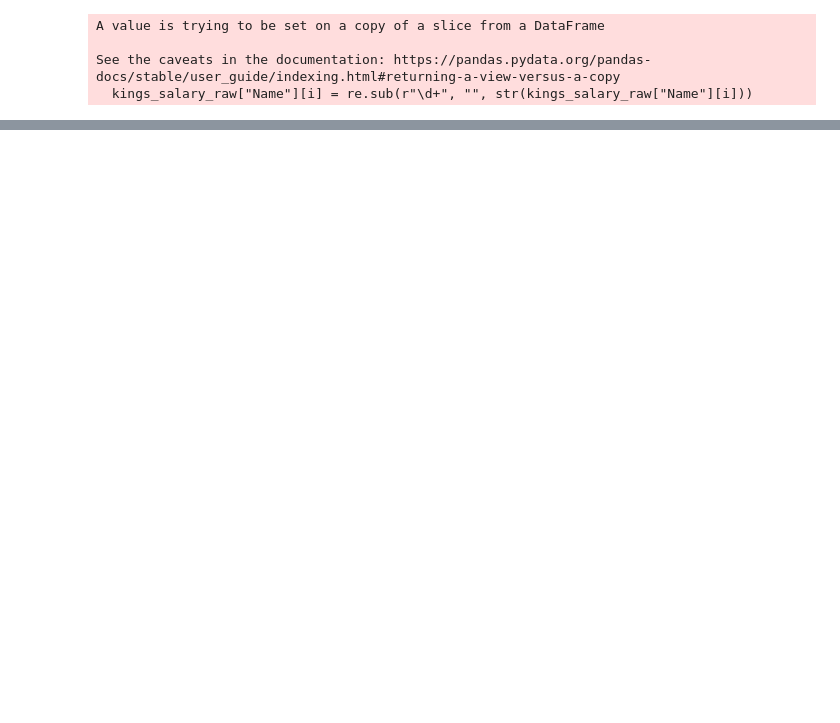
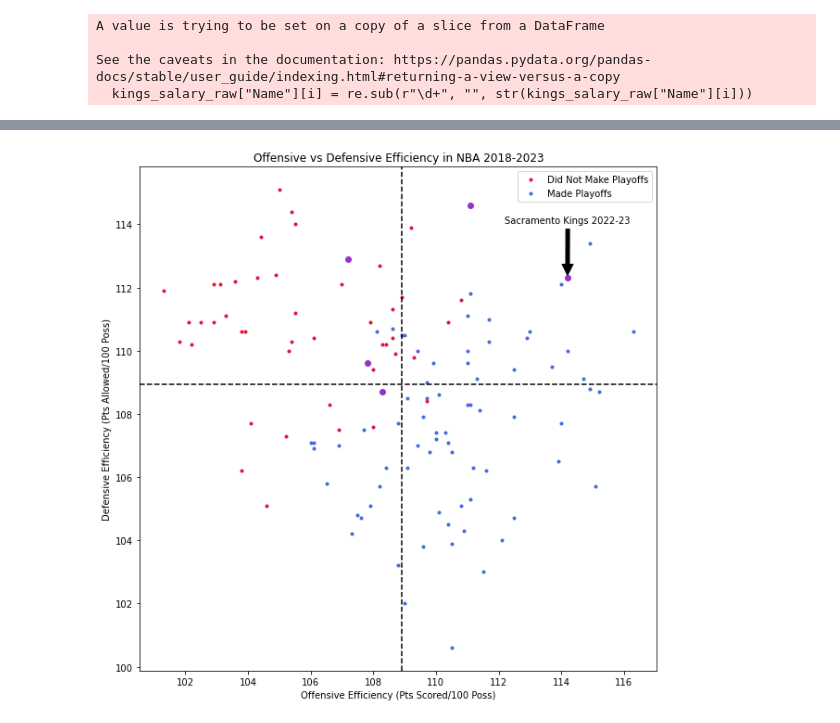
Before and after one commit to mattmori21/Kings-Project, a Jupyter notebook: data.ipynb, the cells around one changed output, grey strips where cells are left out. Saved outputs shown, nothing was run; the diff lists cells and outputs as text; code cells hidden in the pictures; blank space fills up the shorter version.

Commit message:
completed plot of off vs def eff plot

```diff
--- a/data.ipynb
+++ b/data.ipynb
@@ -231,6 +235,39 @@ fullnbastats
 | 148 | 2019 Dallas Mavericks | 33 | 49 | 82 | 110.1 | 40.9 | 89.2 | 45.9 | 11.2 | 32.5 | ... | ... |
 | 149 | 2019 Phoenix Suns | 19 | 63 | 82 | 116.8 | 42.5 | 88.2 | 48.2 | 11.1 | 29.9 | ... | ... |
 150 rows × 27 columns
+# %%
+fullnbastats["PACE"] = fullnbastats["PACE"].astype(float)
+fullnbastats["EFF FG%"] = fullnbastats["EFF FG%"].astype(float)
+fullnbastats["OFF EFF"] = fullnbastats["OFF EFF"].astype(float)
+fullnbastats["DEF EFF"] = fullnbastats["DEF EFF"].astype(float)
+kingsfullstats_5years = fullnbastats[fullnbastats['Team'].str.contains('Kings')]
+# %%
+kingsx = fullnbastats.iloc[19,24]; kingsy = fullnbastats.iloc[19,25]
+efficiencygraphdf = fullnbastats.iloc[:,[0,24, 25, 26]]
+groups = efficiencygraphdf.groupby("Made Playoffs")
+plt.figure(figsize=(10, 10))
+for name, group in groups:
+    if name == 0:
+        name = "Did Not Make Playoffs"
+        playoffcolor = 'crimson'
+    else:
+        name = "Made Playoffs"
+        playoffcolor = 'royalblue'
+    plt.plot(group["OFF EFF"], group["DEF EFF"], marker=".", linestyle="", label=name, color = playoffcolor)
+plt.legend()
+plt.plot('OFF EFF', 'DEF EFF', data=kingsfullstats_5years, linestyle='none', marker = 'o', color ='darkorchid')
+plt.annotate('Sacramento Kings 2022-23',
+             xy=(kingsx, kingsy),
+             xytext=(kingsx-2, kingsy + 1.75),
+             arrowprops=dict(facecolor='black', shrink=0.05))
+plt.axvline(mean(fullnbastats["OFF EFF"]), color='k', linestyle='dashed')
+plt.axhline(mean(fullnbastats["DEF EFF"]), color='k', linestyle='dashed')
+plt.xlabel("Offensive Efficiency (Pts Scored/100 Poss)")
+plt.ylabel("Defensive Efficiency (Pts Allowed/100 Poss)")
+plt.title("Offensive vs Defensive Efficiency in NBA 2018-2023")
+plt.show()
+# %% [output]
+[figure, added]
 # %%
 #Dataframes available:
 kings_stats
```
Also changed, not shown: parts of 8 cells of this notebook.
